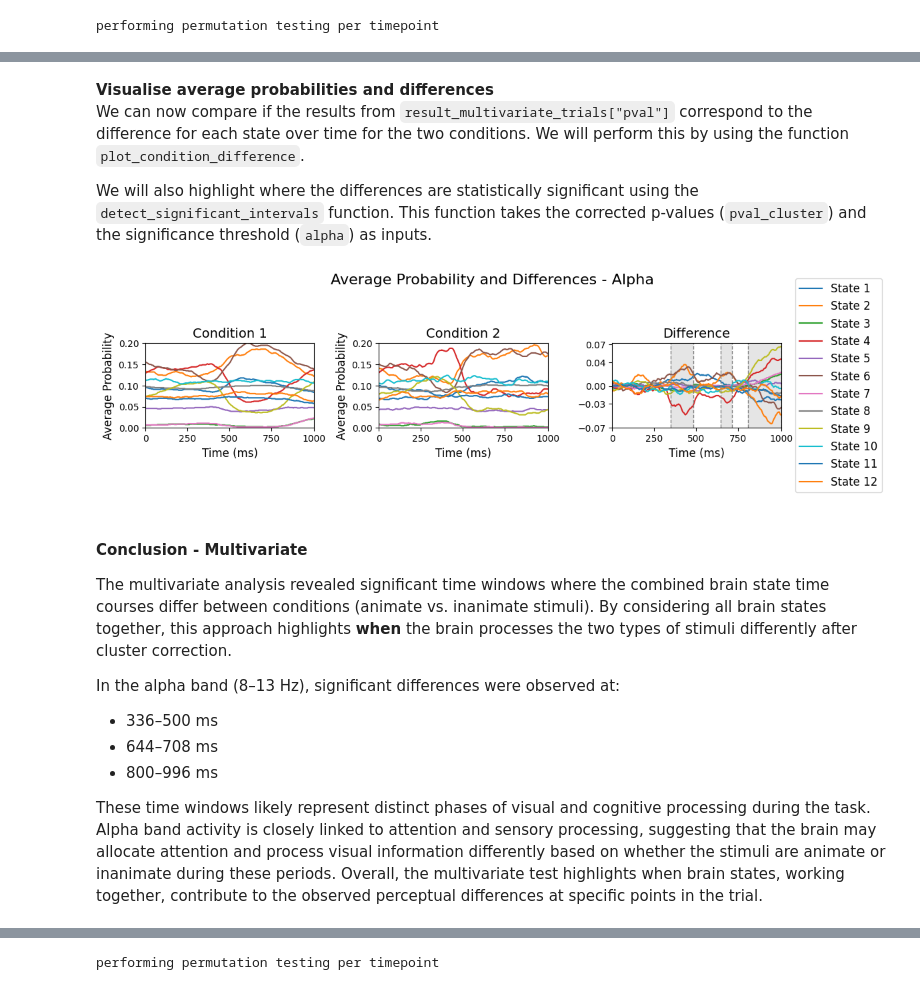
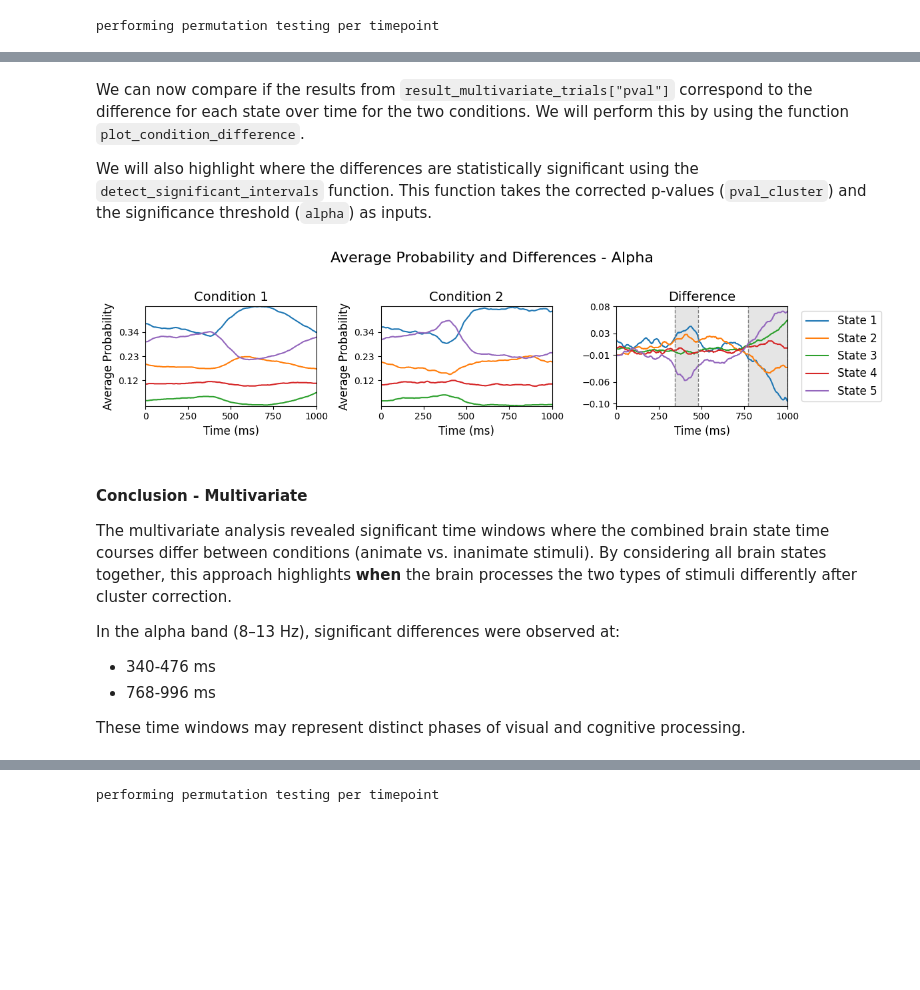
Before and after one commit to Nick7900/glhmm_protocols, a Jupyter notebook: Procedures/Procedure_2_Across_trials_testing.ipynb, the cells around one changed output, grey strips where cells are left out. Saved outputs shown, nothing was run; the diff lists cells and outputs as text; code cells hidden in the pictures; blank space fills up the shorter version.

````diff
--- a/Procedures/Procedure_2_Across_trials_testing.ipynb
+++ b/Procedures/Procedure_2_Across_trials_testing.ipynb
@@ -74,15 +73,14 @@ import pickle
 
 The data we are using is stored in the folder `data_MEG`. It includes brain activity recordings (`D_raw`), behavioural labels (`R_data`), and event information (`event_data`). Each dataset plays an important role in analysing how the brain responds during different trials.
 # %%
-# Set up paths
+# Define the working directory and the target data path
 PATH_WORKING = Path.cwd()
+PATH_DATA = PATH_WORKING / "data" / "Procedure_2_and_3_data"
+PATH_FIGURES = PATH_DATA / "figures"
+PATH_HMM_DATA = PATH_DATA / "data_HMM"
 
-with open(Path("../ZENODO_PATH.txt")) as file:
-    PATH_ZENODO = Path(file.read())
-
-PATH_DATA = PATH_ZENODO / "Procedure_2_and_3_data"
-PATH_HMM_DATA = PATH_DATA / "data_HMM"
-PATH_Figures = PATH_WORKING / "figures"
+# If the required data for the protocol paper is missing, this function downloads it from Zenodo.
+io.prepare_data_directory(PATH_DATA)
 
 # Load brain activity data
 with open(PATH_DATA / "D_raw.pkl", "rb") as f:
@@ -205,4 +192,4 @@ pca_variance = 0.9  # Retain 90% of variance in PCA
 fs = 1000  # Original sampling rate of the data
 onpower = True  # Use Hilbert transform for amplitude and phase
 f_target = 250  # Downsample to 250 Hz
-K = 8  # Number of HMM states
+K = 5  # Number of HMM states
@@ -325,7 +318,7 @@ epoch_window_tp = 250 # Set the epoch window length in timepoints
 # Iterate over each frequency band in the data dictionary
 gamma_epoch, idx_data_epoch, R_data_epoch = statistics.get_event_epochs(
     Gamma,                              # HMM state time courses
-    idx_data,                           # Session indices
+    idx_data_preproc,                           # Session indices
     R_data,                             # Additional data
     event_markers,                      # Event markers
     fs=fs,                              # Original sampling frequency
@@ -590,39 +571,36 @@ graphics.plot_p_values_over_time(
 # %% [markdown]
-**Visualise average probabilities and differences**\
 We can now compare if the results from ```result_multivariate_trials["pval"]``` correspond to the difference for each state over time for the two conditions. We will perform this by using the function ```plot_condition_difference```.
 
 We will also highlight where the differences are statistically significant using the `detect_significant_intervals` function. This function takes the corrected p-values (`pval_cluster`) and the significance threshold (`alpha`) as inputs.
 # %%
 # Detect intervals of significance
 intervals = statistics.detect_significant_intervals(pval_cluster, alpha)
 
 # Plot the average probability for each state over time for the two conditions and their difference.
 graphics.plot_condition_difference(
     gamma_epoch,
     R_data_epoch,
     figsize=(12,3),
     title=f"Average Probability and Differences - {band_name.capitalize()}",
     vertical_lines=intervals,
     highlight_boxes=True,
     x_tick_min=x_tick_min,
     x_tick_max=x_tick_max,
     xlabel="Time (ms)",
-    save_path="2_avg_diff.pdf"
+    save_path=PATH_FIGURES / "2_avg_diff.pdf"
     )
 # %% [output]
-[figure, old version]
+[figure, new version]
 # %% [markdown]
 #### Conclusion - Multivariate
 
 The multivariate analysis revealed significant time windows where the combined brain state time courses differ between conditions (animate vs. inanimate stimuli). By considering all brain states together, this approach highlights **when** the brain processes the two types of stimuli differently after cluster correction.
 
 In the alpha band (8–13 Hz), significant differences were observed at:
-* 336–500 ms
-* 644–708 ms
-* 800–996 ms
+* 340-476 ms
+* 768-996 ms
 
-These time windows likely represent distinct phases of visual and cognitive processing during the task. Alpha band activity is closely linked to attention and sensory processing, suggesting that the brain may allocate attention and process visual information differently based on whether the stimuli are animate or inanimate during these periods.
-Overall, the multivariate test highlights when brain states, working together, contribute to the observed perceptual differences at specific points in the trial.
+These time windows may represent distinct phases of visual and cognitive processing.
 # %% [markdown]
 ### Step 7. Univariate Test <a id="uni_test"></a>
 The univariate test examines the relationship between individual brain states ($D$, represented by ```Gamma_epoch```) and the behavioural condition ($R$, represented by ```R_data_epoch```) across sessions. Unlike the multivariate test, which considers the combined effect of all brain states, the univariate approach analyses each state separately. This allows us to pinpoint specific brain states that differ between conditions (animate vs. inanimate stimuli).
````
Also changed, not shown: parts of 37 cells of this notebook, 3 other files.
